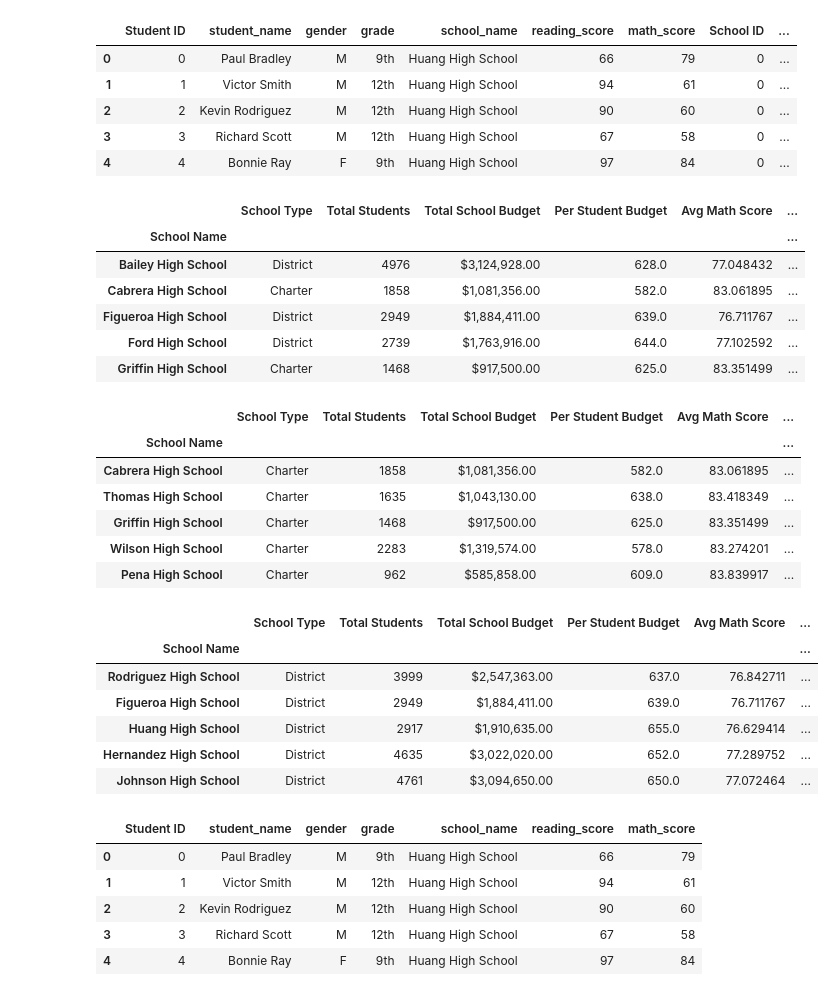
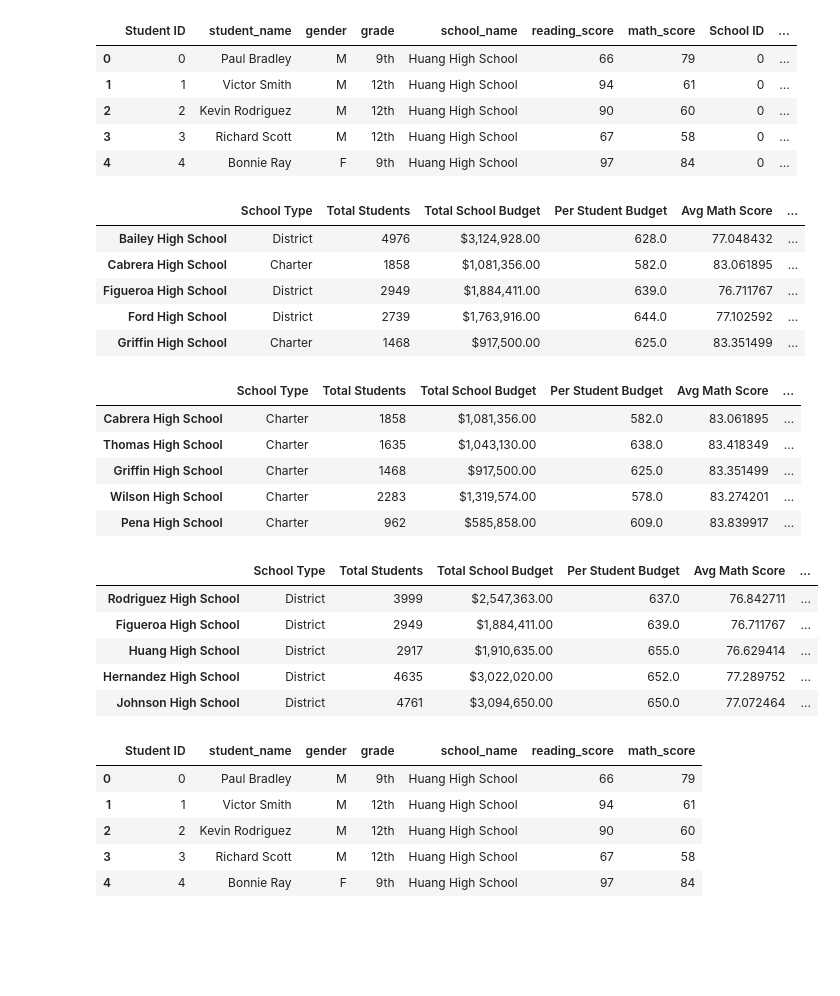
Before and after one commit to yazhcodes/School_District_Analysis, a Jupyter notebook: PyCitySchools.ipynb, the cells around one changed output. Drawn from its saved outputs; the diff is of its cells as text; code cells hidden in the pictures; blank space fills up the shorter version.

```diff
--- a/PyCitySchools.ipynb
+++ b/PyCitySchools.ipynb
@@ -274,36 +274,35 @@ math_pass = school_students_df[school_students_df["math_score"]>=70].groupby(["s
 read_pass = school_students_df[school_students_df["reading_score"]>=70].groupby(["school_name"]).count()["reading_score"]
 both_pass = school_students_df.loc[(school_students_df["reading_score"] >=70) & (school_students_df["math_score"]>=70),:].groupby(["school_name"]).count()["math_score"]
 
 # Merge Series into DataFrame
 school_summary_df["Total Students"] = students
 school_summary_df["Avg Math Score"] = math_score
 school_summary_df["Avg Reading Score"] = read_score
 school_summary_df["Math Pass"] = math_pass
 school_summary_df["Reading Pass"] = read_pass
 school_summary_df["Overall Pass"] = both_pass
 
 #Rename index & columns
-school_summary_df.index.names = ['School Name']
+school_summary_df.index.name = None
 school_summary_df = school_summary_df.rename(columns={"type":"School Type", "budget":"Total School Budget"})
 
 # Calculations
 school_summary_df["Per Student Budget"] = school_summary_df["Total School Budget"]/school_summary_df["Total Students"]
 school_summary_df["% Passing Math"] = school_summary_df["Math Pass"]/school_summary_df["Total Students"] * 100
 school_summary_df["% Passing Reading"] = school_summary_df["Reading Pass"]/school_summary_df["Total Students"] * 100
 school_summary_df["% Overall Passing"] = school_summary_df["Overall Pass"]/school_summary_df["Total Students"] * 100
 school_summary_df = school_summary_df.drop(columns=["Math Pass","Reading Pass","Overall Pass"])
 
 # Reorder & Drop columns
 school_summary_df = school_summary_df[["School Type","Total Students","Total School Budget","Per Student Budget","Avg Math Score",
                                       "Avg Reading Score","% Passing Math","% Passing Reading","% Overall Passing"]]
-school_summary_df = school_summary_df.sort_values(["School Name"])
+school_summary_df = school_summary_df.sort_index()
 
 # Formatting
 school_summary_df["Total School Budget"] = school_summary_df["Total School Budget"].map("${:,.2f}".format)
 school_summary_df.head()
 # %% [output]
 |  | School Type | Total Students | Total School Budget | Per Student Budget | Avg Math Score | ... |
-| School Name |  |  |  |  |  | ... |
 | Bailey High School | District | 4976 | $3,124,928.00 | 628.0 | 77.048432 | ... |
 | Cabrera High School | Charter | 1858 | $1,081,356.00 | 582.0 | 83.061895 | ... |
 | Figueroa High School | District | 2949 | $1,884,411.00 | 639.0 | 76.711767 | ... |
@@ -314,7 +313,6 @@ top_schools = school_summary_df.sort_values(["% Overall Passing"], ascending = F
 top_schools.head()
 # %% [output]
 |  | School Type | Total Students | Total School Budget | Per Student Budget | Avg Math Score | ... |
-| School Name |  |  |  |  |  | ... |
 | Cabrera High School | Charter | 1858 | $1,081,356.00 | 582.0 | 83.061895 | ... |
 | Thomas High School | Charter | 1635 | $1,043,130.00 | 638.0 | 83.418349 | ... |
 | Griffin High School | Charter | 1468 | $917,500.00 | 625.0 | 83.351499 | ... |
@@ -325,7 +323,6 @@ bottom_schools = school_summary_df.sort_values(["% Overall Passing"], ascending
 bottom_schools.head()
 # %% [output]
 |  | School Type | Total Students | Total School Budget | Per Student Budget | Avg Math Score | ... |
-| School Name |  |  |  |  |  | ... |
 | Rodriguez High School | District | 3999 | $2,547,363.00 | 637.0 | 76.842711 | ... |
 | Figueroa High School | District | 2949 | $1,884,411.00 | 639.0 | 76.711767 | ... |
 | Huang High School | District | 2917 | $1,910,635.00 | 655.0 | 76.629414 | ... |
```
Also changed, not shown: parts of 2 cells of this notebook.
